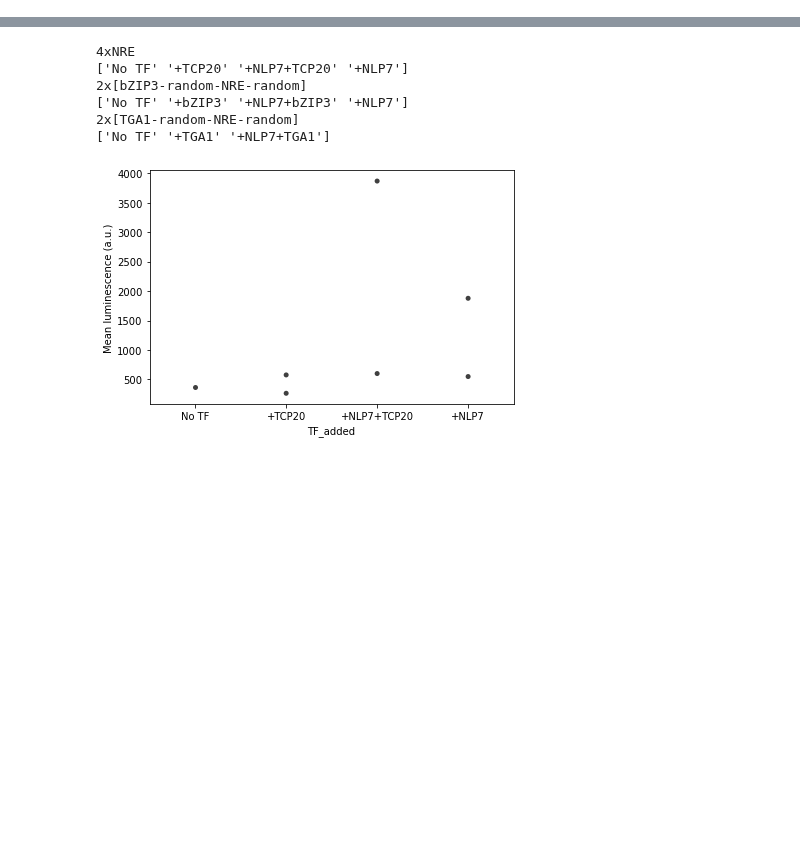
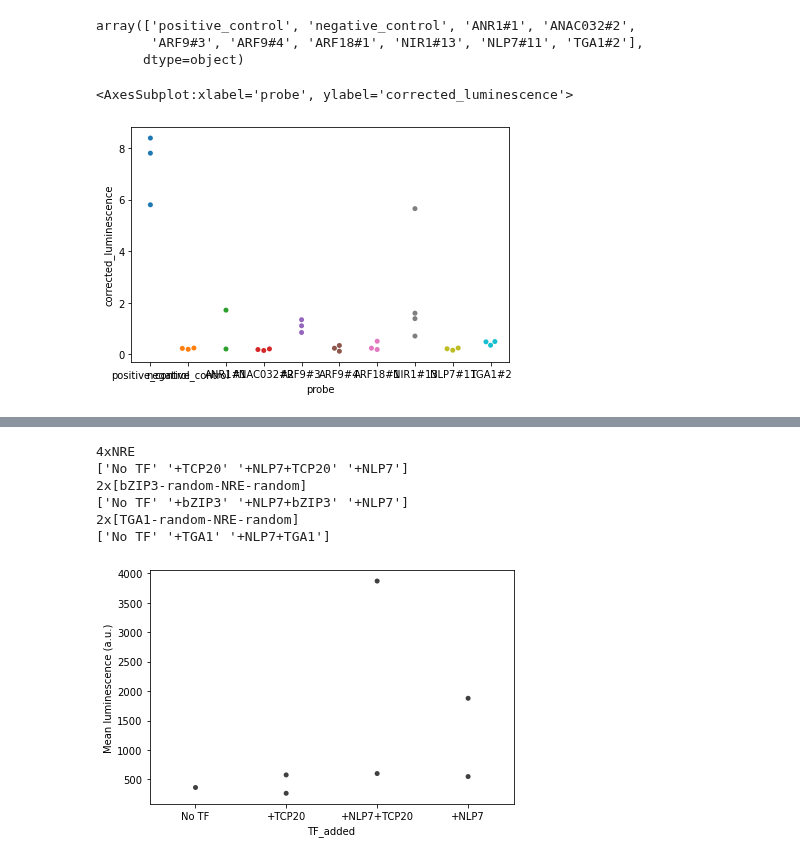
Before and after one commit to samwitham/PromoterArchitecture, a Jupyter notebook: src/plotting/luminescence/TRAMP/22.6.21/luminescence_plots_22.6.21.ipynb, the cells around one changed output, grey strips where cells are left out. Drawn from its saved outputs; the diff is of its cells as text; code cells hidden in the pictures; blank space fills up the shorter version.

```diff
--- a/src/plotting/luminescence/TRAMP/22.6.21/luminescence_plots_22.6.21.ipynb
+++ b/src/plotting/luminescence/TRAMP/22.6.21/luminescence_plots_22.6.21.ipynb
@@ -371,15 +271,15 @@ luminescence_raw_df.to_csv(f'../../../../data/plots/luminescence/{finaldate}/lum
 # # luminescence_raw_df_renamed.gene_type.replace('ANR1','+ANR1', inplace=True)
 # luminescence_raw_df_renamed.gene_type.replace('randCont','random', inplace=True)
 # %%
-#get TF names
-pd.Categorical(luminescence_raw_df.TF_added)
-names = luminescence_raw_df.TF_added.unique()
-#Change TF names to +TF
-luminescence_raw_df_renamed = luminescence_raw_df.copy()
-for TF in names:
-    if TF != 'No TF':
-        luminescence_raw_df_renamed.TF_added.replace(TF,f'+{TF}', inplace=True)
-luminescence_raw_df = luminescence_raw_df_renamed
+# #get TF names
+# pd.Categorical(luminescence_raw_df.TF_added)
+# names = luminescence_raw_df.TF_added.unique()
+# #Change TF names to +TF
+# luminescence_raw_df_renamed = luminescence_raw_df.copy()
+# for TF in names:
+#     if TF != 'No TF':
+#         luminescence_raw_df_renamed.TF_added.replace(TF,f'+{TF}', inplace=True)
+# luminescence_raw_df = luminescence_raw_df_renamed
 # %%
 ### get names of each TF_added for later
 # %%
@@ -470,0 +356,2 @@ minsyn_105-3xHHO2
+# %%
+df = luminescence_raw_df.copy()
@@ -470,0 +373,3 @@ minsyn_105-3xHHO2
+# %%
+#Make probe object
+df.probe = df.probe.astype(object)
@@ -471,3 +405,17 @@ minsyn_105-3xHHO2
+# %%
+probe_names
+# %% [output]
+array(['positive_control', 'negative_control', 'ANR1#1', 'ANAC032#2',
+       'ARF9#3', 'ARF9#4', 'ARF18#1', 'NIR1#13', 'NLP7#11', 'TGA1#2'],
+      dtype=object)
+# %%
+#reset index
+df.reset_index(drop=True, inplace=True)
+# %%
+sns.swarmplot(x="probe", y="corrected_luminescence", data=df)
+# %% [output]
+<AxesSubplot:xlabel='probe', ylabel='corrected_luminescence'>
+[figure, added]
 # %%
 #layout = go.Layout(plot_bgcolor='rgba(0,0,0,0)', paper_bgcolor='rgba(0,0,0,0)' )
 #make graphs for each promoter
```
Also changed, not shown: parts of 31 cells of this notebook.
